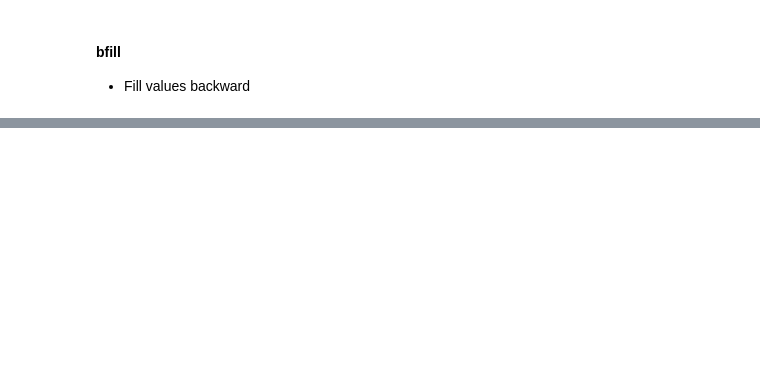
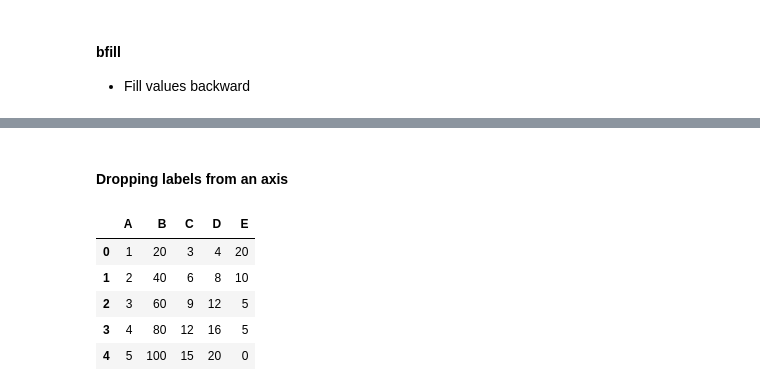
Before and after one commit to KumudithaSilva/pandas-data-science, a Jupyter notebook: Pandas.ipynb, the cells around one changed output, grey strips where cells are left out. Cells and saved outputs as stored; diff of their text form; code cells hidden in the pictures; blank space fills up the shorter version.

```diff
--- a/Pandas.ipynb
+++ b/Pandas.ipynb
@@ -609,0 +636,18 @@ Freq: D, dtype: float64
+# %% [markdown]
+#### Dropping labels from an axis
+# %%
+df_drop = pd.DataFrame({
+    "A": np.array([1, 2, 3, 4, 5]),
+    "B": np.array([10, 20, 30, 40, 50]) * 2,
+    "C": np.array([1, 2, 3, 4, 5]) * 3,
+    "D": np.array([1, 2, 3, 4, 5]) * 4,
+    "E": np.array(np.random.randint(0,5,5)) * 5,
+})
+df_drop
+# %% [output]
+|  | A | B | C | D | E |
+| 0 | 1 | 20 | 3 | 4 | 20 |
+| 1 | 2 | 40 | 6 | 8 | 10 |
+| 2 | 3 | 60 | 9 | 12 | 5 |
+| 3 | 4 | 80 | 12 | 16 | 5 |
+| 4 | 5 | 100 | 15 | 20 | 0 |
```
Also changed, not shown: parts of 24 cells of this notebook.
